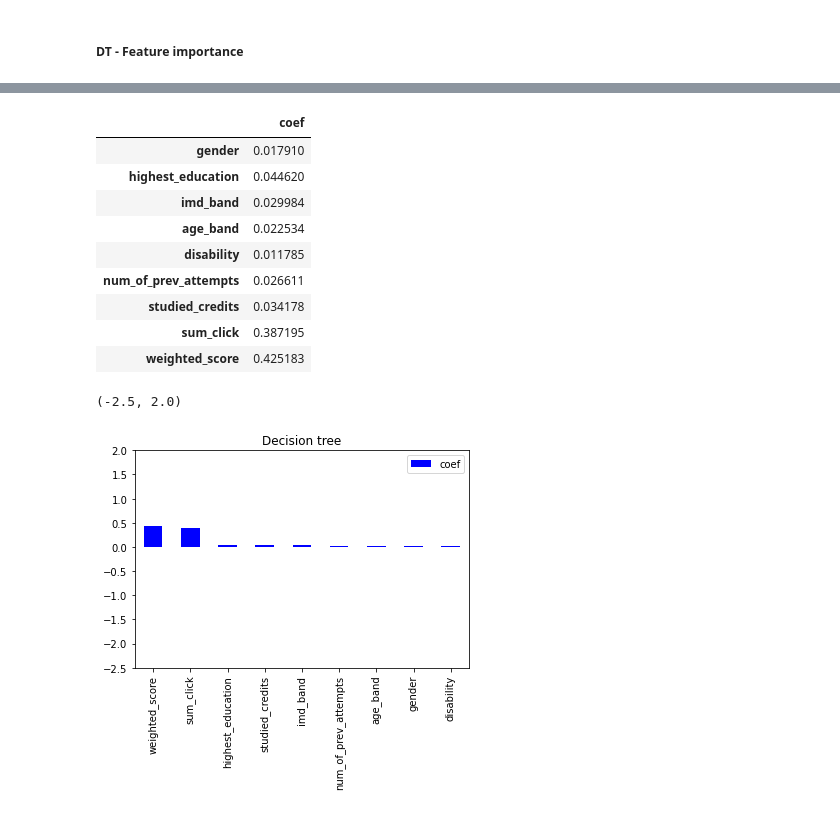
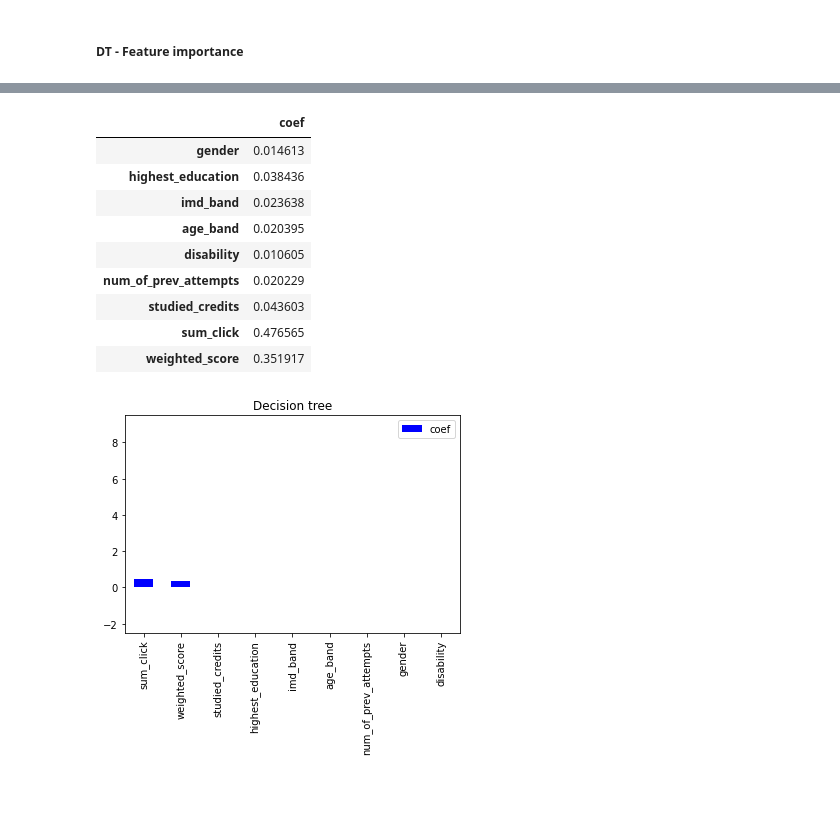
Before and after one commit to melinaverger/MADD, a Jupyter notebook: experiment1.ipynb, the cells around one changed output, grey strips where cells are left out. Drawn from its saved outputs; the diff is of its cells as text; code cells hidden in the pictures.

```diff
--- a/experiment1.ipynb
+++ b/experiment1.ipynb
@@ -37,3 +40,6 @@ import matplotlib.pyplot as plt
+# %%
+SPLIT = "7030"  # "8020"
+DATA = "stAll"  # "stInfo"
 # %% [markdown]
 ## Reduced data set
 # %%
@@ -61,8 +68,8 @@ studentAll_num_scaled_reduced.shape
 # %% [output]
 (5118, 34)
 # %%
-studentAll_num_scaled_reduced = studentAll_num_scaled_reduced[["gender", "highest_education", "imd_band", "age_band",  "disability", "num_of_prev_attempts",
-"studied_credits", "sum_click", "weighted_score", "final_result"]]
+studentAll_num_scaled_reduced = studentAll_num_scaled_reduced[["gender", "highest_education", "imd_band", "age_band",  "disability", "num_of_prev_attempts", "studied_credits", "sum_click", "weighted_score", "final_result"]]
+# studentAll_num_scaled_reduced = studentAll_num_scaled_reduced[["gender", "highest_education", "imd_band", "age_band",  "disability", "num_of_prev_attempts", "studied_credits", "final_result"]]
 # %%
 studentAll_num_scaled_reduced.shape
 # %% [output]
@@ -103,5 +110,5 @@ round(y.value_counts()[1] / (y.value_counts()[1] + y.value_counts()[0]) * 100, 2
 # %% [markdown]
 ### Train-test split
 # %%
-X_train, X_test, y_train, y_test = train_test_split(X, y, test_size=0.20, random_state=0, stratify=y, shuffle=True)
+X_train, X_test, y_train, y_test = train_test_split(X, y, test_size=0.30, random_state=0, stratify=y, shuffle=True)
 # %%
@@ -257,19 +268,21 @@ array([0.01791   , 0.04461992, 0.02998414, 0.02253404, 0.01178548,
 pd.DataFrame(clf_dt.feature_importances_, index=X_train.columns, columns=["coef"])
 # %% [output]
 |  | coef |
-| gender | 0.017910 |
-| highest_education | 0.044620 |
-| imd_band | 0.029984 |
-| age_band | 0.022534 |
-| disability | 0.011785 |
-| num_of_prev_attempts | 0.026611 |
-| studied_credits | 0.034178 |
-| sum_click | 0.387195 |
-| weighted_score | 0.425183 |
+| gender | 0.014613 |
+| highest_education | 0.038436 |
+| imd_band | 0.023638 |
+| age_band | 0.020395 |
+| disability | 0.010605 |
+| num_of_prev_attempts | 0.020229 |
+| studied_credits | 0.043603 |
+| sum_click | 0.476565 |
+| weighted_score | 0.351917 |
 # %%
 pd.DataFrame(clf_dt.feature_importances_, index=X_train.columns, columns=["coef"]).sort_values(by='coef', axis=0, ascending=False, key=abs).plot.bar(color='b')
 plt.title("Decision tree")
-plt.ylim((-2.5,2))
+if DATA == "stInfo":
+    plt.ylim((-2.5,2))
+else:
+    plt.ylim((-2.5,9.5))
 # %% [output]
-(-2.5, 2.0)
-[figure, old version]
+[figure, new version]
```
Also changed, not shown: parts of 16 cells of this notebook, 32 other files.
